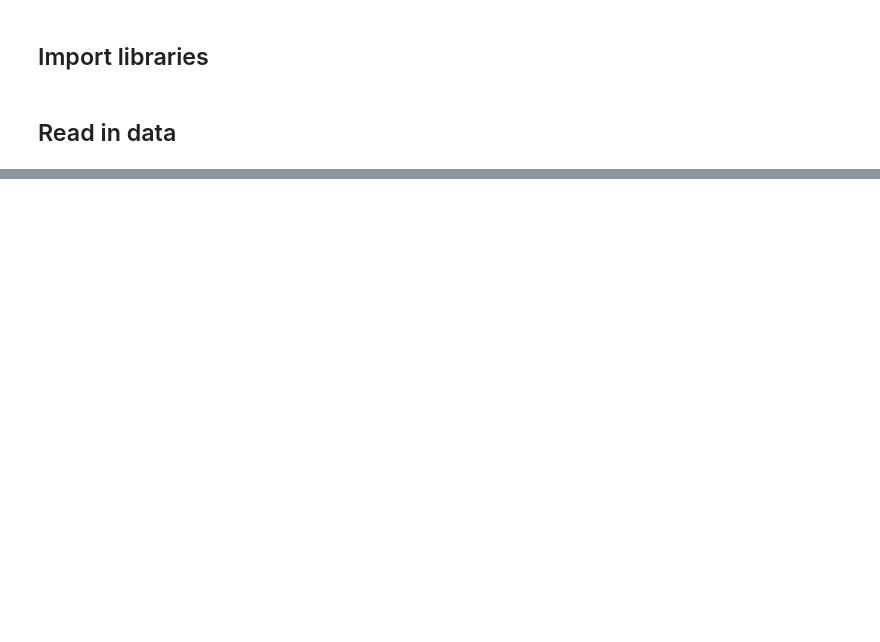
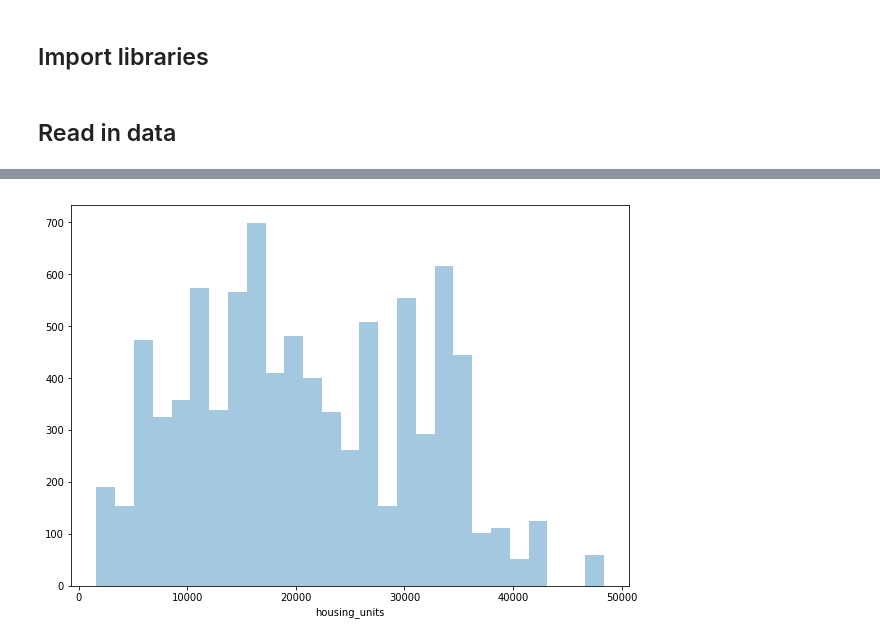
Before and after one commit to FredaXin/capstone, a Jupyter notebook: code/04_eda_and_data_cleaning.ipynb, the cells around one changed output, grey strips where cells are left out. Drawn from its saved outputs; the diff is of its cells as text; code cells hidden in the pictures; blank space fills up the shorter version.

```diff
--- a/code/04_eda_and_data_cleaning.ipynb
+++ b/code/04_eda_and_data_cleaning.ipynb
@@ -65,0 +162,5 @@ df.shape
+# %%
+plt.figure(figsize=(10,7))
+ax = sns.distplot(df['housing_units'].dropna(), kde=False)
+# %% [output]
+[figure, added]
```
Also changed, not shown: parts of 108 cells of this notebook, 15 other files.
